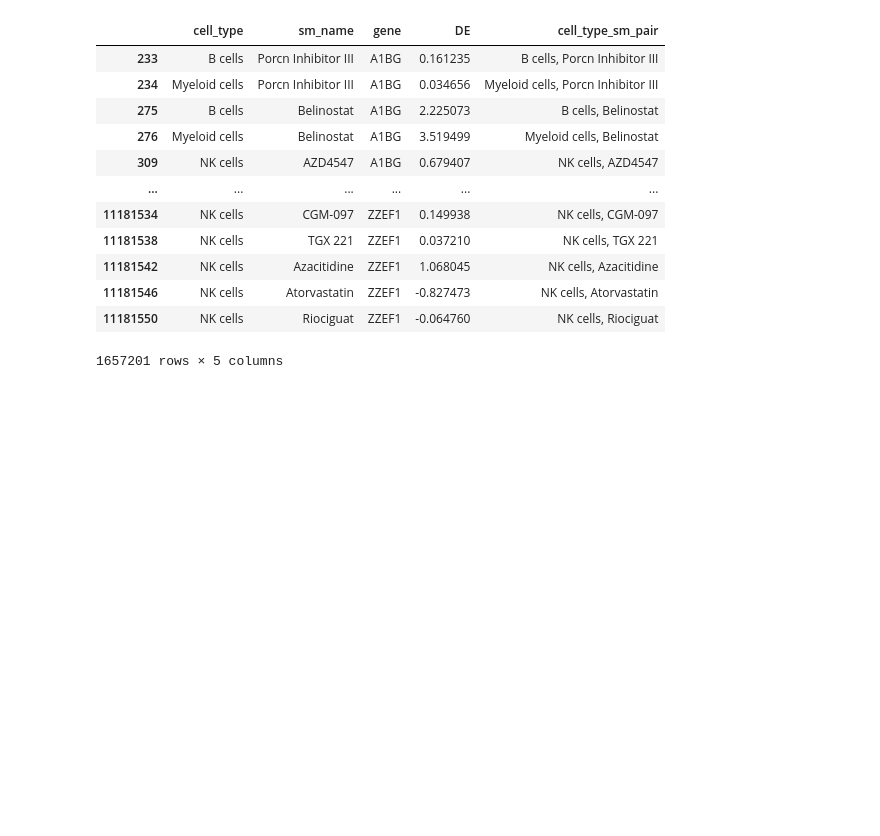
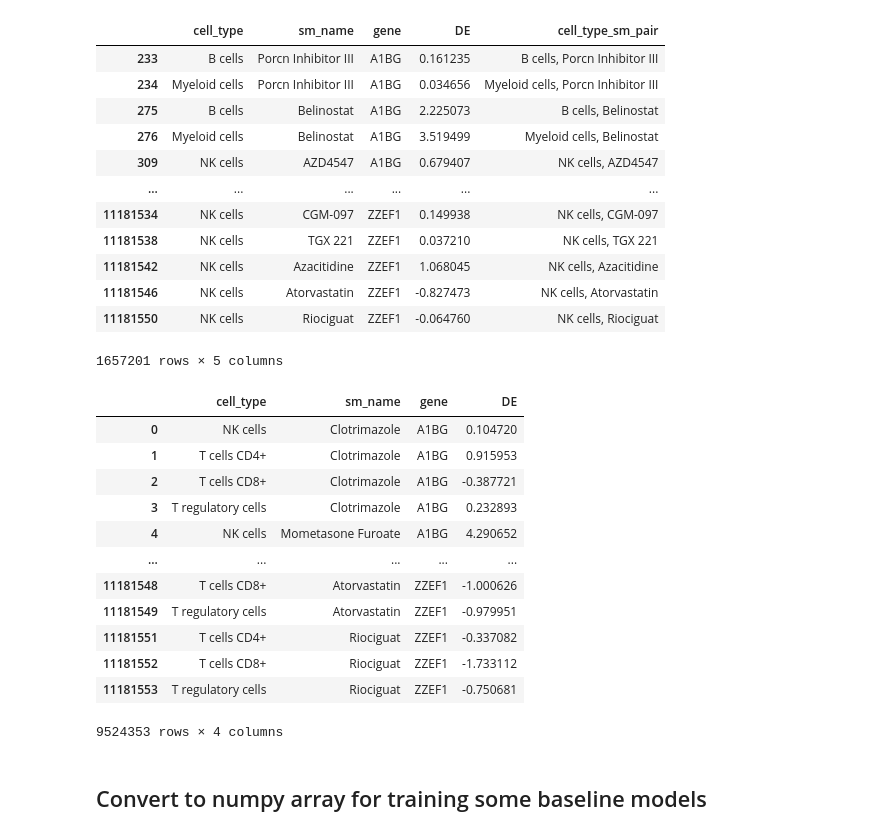
Before and after one commit to HarveyBrezinaConniffe/FinalYearProject, a Jupyter notebook: Notebooks/Baselines.ipynb, the cells around one changed output. Drawn from its saved outputs; the diff is of its cells as text; code cells hidden in the pictures; blank space fills up the shorter version.

Commit message:
Add some baseline models

```diff
--- a/Notebooks/Baselines.ipynb
+++ b/Notebooks/Baselines.ipynb
@@ -215,5 +216,23 @@ testing_tuples
 | 11181550 | NK cells | Riociguat | ZZEF1 | -0.064760 | NK cells, Riociguat |
 1657201 rows × 5 columns
 # %%
-training_tuples.drop("cell_type_sm_pair")
-testing_tuples.drop("cell_type_sm_pair")
+training_tuples = training_tuples.drop("cell_type_sm_pair", axis=1)
+testing_tuples = testing_tuples.drop("cell_type_sm_pair", axis=1)
+
+training_tuples
+# %% [output]
+|  | cell_type | sm_name | gene | DE |
+| 0 | NK cells | Clotrimazole | A1BG | 0.104720 |
+| 1 | T cells CD4+ | Clotrimazole | A1BG | 0.915953 |
+| 2 | T cells CD8+ | Clotrimazole | A1BG | -0.387721 |
+| 3 | T regulatory cells | Clotrimazole | A1BG | 0.232893 |
+| 4 | NK cells | Mometasone Furoate | A1BG | 4.290652 |
+| ... | ... | ... | ... | ... |
+| 11181548 | T cells CD8+ | Atorvastatin | ZZEF1 | -1.000626 |
+| 11181549 | T regulatory cells | Atorvastatin | ZZEF1 | -0.979951 |
+| 11181551 | T cells CD4+ | Riociguat | ZZEF1 | -0.337082 |
+| 11181552 | T cells CD8+ | Riociguat | ZZEF1 | -1.733112 |
+| 11181553 | T regulatory cells | Riociguat | ZZEF1 | -0.750681 |
+9524353 rows × 4 columns
+# %% [markdown]
+## Convert to numpy array for training some baseline models
```
Also changed, not shown: parts of 16 cells of this notebook.
